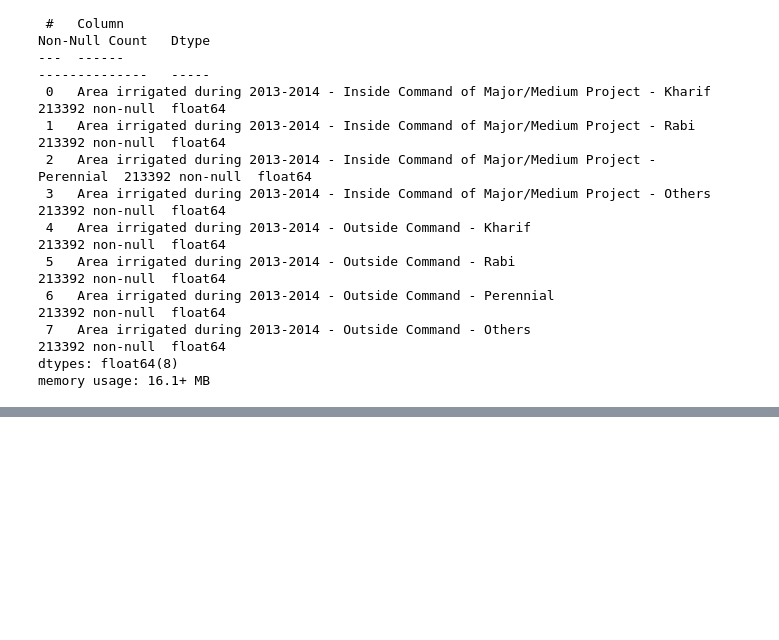
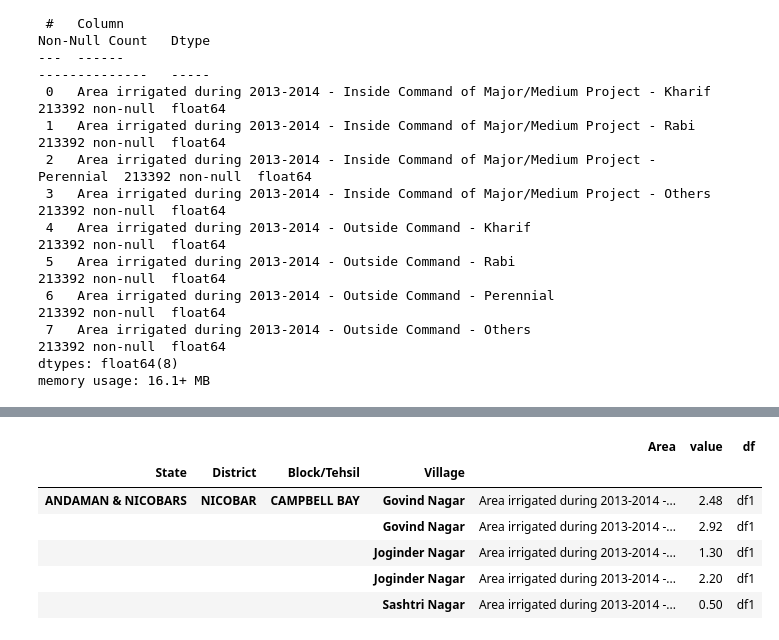
Before and after one commit to Bit-Byte-Drought/5th-minor-irrigation-Census, a Jupyter notebook: Irrigation/Analysis.ipynb, the cells around one changed output, grey strips where cells are left out. Cells and saved outputs as stored; diff of their text form; code cells hidden in the pictures; blank space fills up the shorter version.

```diff
--- a/Irrigation/Analysis.ipynb
+++ b/Irrigation/Analysis.ipynb
@@ -38,0 +70,10 @@ In the other two cases we only get a varied result wrt the length of the dfs and
+# %%
+x1.head()
+# %% [output]
+|  |  |  |  | Area | value | df |
+| State | District | Block/Tehsil | Village |  |  |  |
+| ANDAMAN & NICOBARS | NICOBAR | CAMPBELL BAY | Govind Nagar | Area irrigated during 2013-2014 -... | 2.48 | df1 |
+|  |  |  | Govind Nagar | Area irrigated during 2013-2014 -... | 2.92 | df1 |
+|  |  |  | Joginder Nagar | Area irrigated during 2013-2014 -... | 1.30 | df1 |
+|  |  |  | Joginder Nagar | Area irrigated during 2013-2014 -... | 2.20 | df1 |
+|  |  |  | Sashtri Nagar | Area irrigated during 2013-2014 -... | 0.50 | df1 |
```
Also changed, not shown: parts of 17 cells of this notebook, 2 other files.
